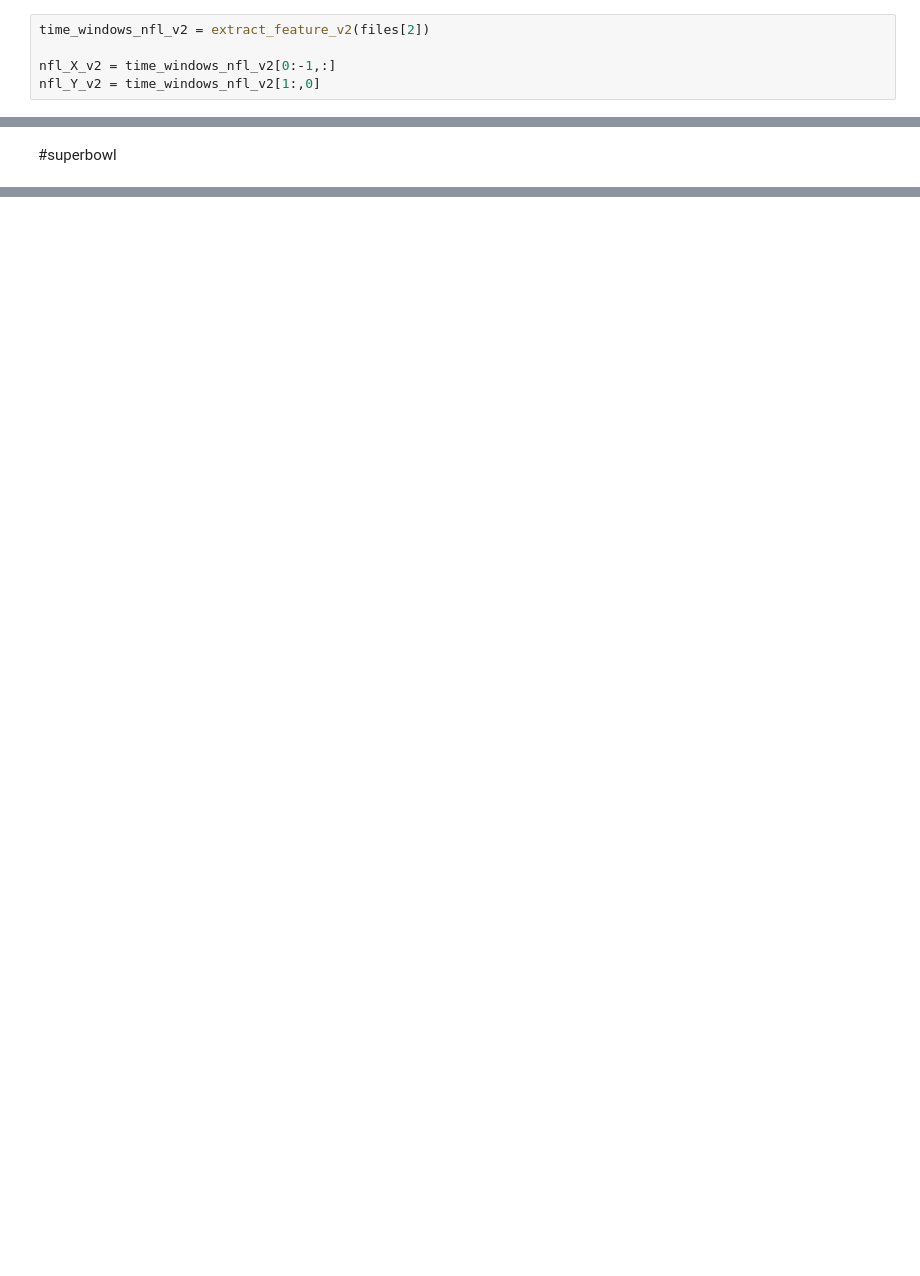
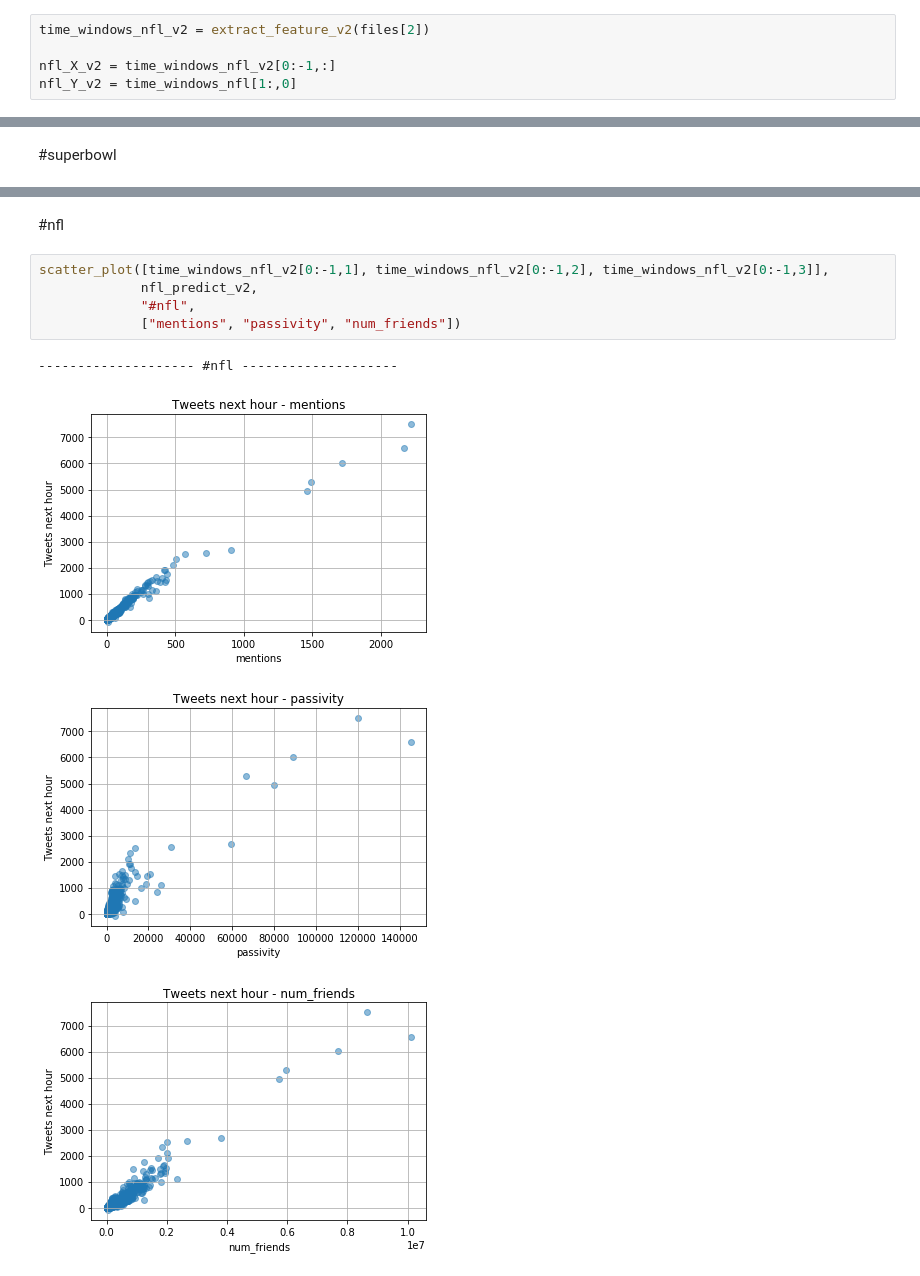
Before and after one commit to Shuyifan/ECE-219-Large-Scale-Data-Mining-Project, a Jupyter notebook: project 5/project_5.ipynb, the cells around one changed output, grey strips where cells are left out. Drawn from its saved outputs; the diff is of its cells as text; blank space fills up the shorter version.

```diff
--- a/project 5/project_5.ipynb
+++ b/project 5/project_5.ipynb
@@ -567,7 +567,7 @@ MSE for #gopatriots: 19777.756852996485
 time_windows_nfl_v2 = extract_feature_v2(files[2])
 
 nfl_X_v2 = time_windows_nfl_v2[0:-1,:]
-nfl_Y_v2 = time_windows_nfl_v2[1:,0]
+nfl_Y_v2 = time_windows_nfl[1:,0]
 # %%
 lr_nfl_v2 = OLS(nfl_Y_v2, nfl_X_v2).fit()
 
@@ -707,0 +748,12 @@ MSE for #superbowl: 30459584.157288235
+# %% [markdown]
+#nfl
+# %%
+scatter_plot([time_windows_nfl_v2[0:-1,1], time_windows_nfl_v2[0:-1,2], time_windows_nfl_v2[0:-1,3]],
+             nfl_predict_v2,
+             "#nfl",
+             ["mentions", "passivity", "num_friends"])
+# %% [output]
+-------------------- #nfl --------------------
+[figure, added]
+[figure, added]
+[figure, added]
```
Also changed, not shown: parts of 83 cells of this notebook.
